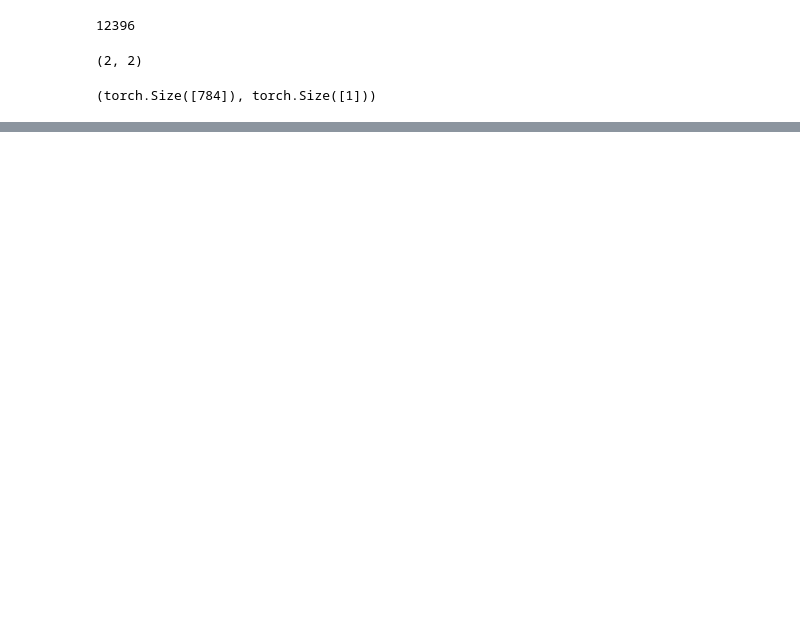
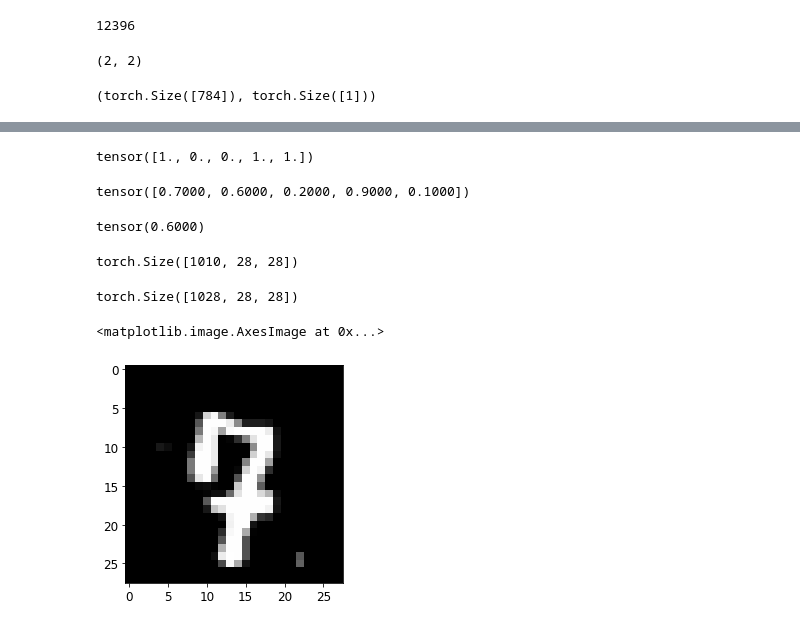
Before and after one commit to agnair00/playdate_with_python, a Jupyter notebook: mnist_basics_trial.ipynb, the cells around one changed output, grey strips where cells are left out. Drawn from its saved outputs; the diff is of its cells as text; code cells hidden in the pictures; blank space fills up the shorter version.

```diff
--- a/mnist_basics_trial.ipynb
+++ b/mnist_basics_trial.ipynb
@@ -88,0 +138,25 @@ x_train_0, y_train_0 = ds[0]; x_train_0.shape, y_train_0.shape
+# %%
+y = tensor([1, 0, 0, 1, 1]).float(); y
+# %% [output]
+tensor([1., 0., 0., 1., 1.])
+# %%
+preds = tensor([0.7, 0.6, 0.2, 0.9, 0.1]); preds
+# %% [output]
+tensor([0.7000, 0.6000, 0.2000, 0.9000, 0.1000])
+# %%
+torch.where(y == 1.0, preds > 0.5, preds <=0.5).float().mean()
+# %% [output]
+tensor(0.6000)
+# %%
+valid_3_stack = torch.stack([tensor(Image.open(p)) for p in (path/'valid/3').ls()]); valid_3_stack.shape
+# %% [output]
+torch.Size([1010, 28, 28])
+# %%
+valid_7_stack = torch.stack([tensor(Image.open(p)) for p in (path/'valid/7').ls()]); valid_7_stack.shape
+# %% [output]
+torch.Size([1028, 28, 28])
+# %%
+plt.imshow(valid_7_stack[0], cmap='gray')
+# %% [output]
+<matplotlib.image.AxesImage at 0x...>
+[figure, added]
```
Also changed, not shown: parts of 31 cells of this notebook.
